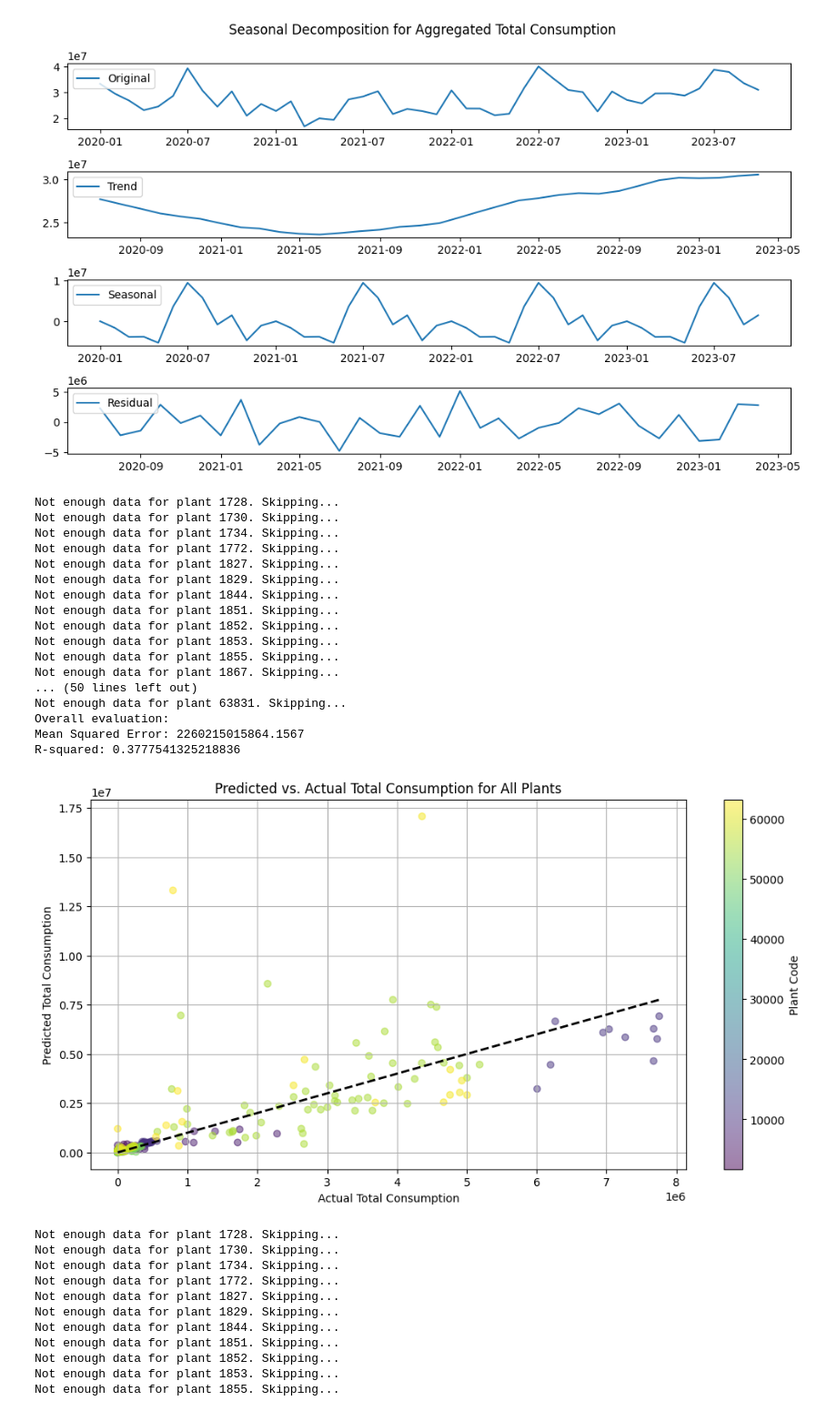
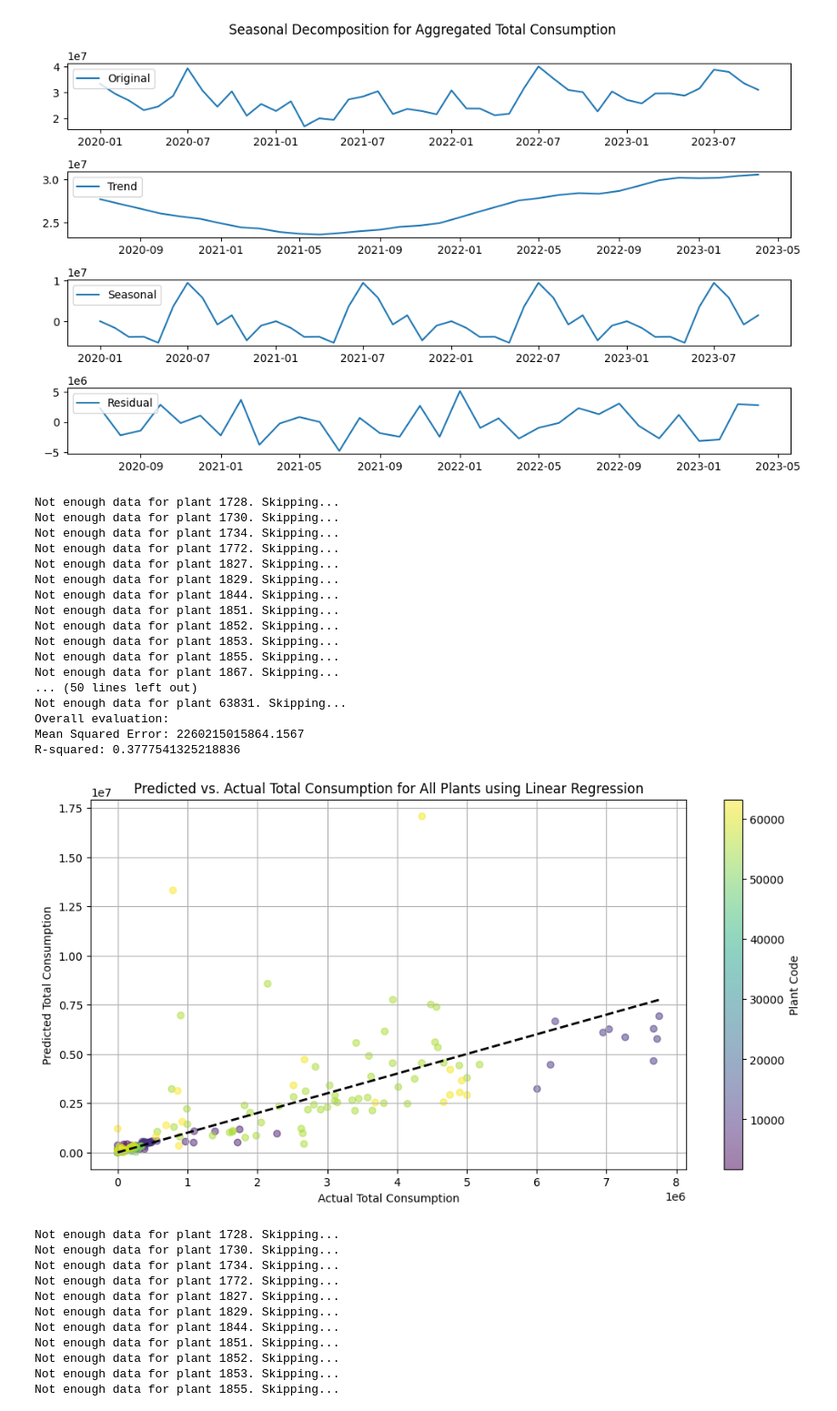
Before and after one commit to nblakkanesser/MADS_Milestone2, a Jupyter notebook: Analysis/Supervised_Analysis.ipynb, the cells around one changed output. Shown at 91% size. Cells and saved outputs as stored; diff of their text form; code cells hidden in the pictures.

```diff
--- a/Analysis/Supervised_Analysis.ipynb
+++ b/Analysis/Supervised_Analysis.ipynb
@@ -148,35 +149,35 @@ print('Overall evaluation:')
 print(f'Mean Squared Error: {mse_all}')
 print(f'R-squared: {r2_all}')
 
 # Plotting the predicted vs. actual total consumption for all plants
 plt.figure(figsize=(12, 6))
 plt.scatter(actual_consumption_all, predicted_consumption_all, c=plant_colors, cmap='viridis', alpha=0.5)
 plt.plot([min(actual_consumption_all), max(actual_consumption_all)], [min(actual_consumption_all), max(actual_consumption_all)], 'k--', lw=2)  # Plotting the diagonal line
-plt.title('Predicted vs. Actual Total Consumption for All Plants')
+plt.title('Predicted vs. Actual Total Consumption for All Plants using Linear Regression')
 plt.xlabel('Actual Total Consumption')
 plt.ylabel('Predicted Total Consumption')
 plt.grid(True)
 plt.colorbar(label='Plant Code')
 plt.show()
 # %% [output]
 Not enough data for plant 1728. Skipping...
 Not enough data for plant 1730. Skipping...
 Not enough data for plant 1734. Skipping...
 Not enough data for plant 1772. Skipping...
 Not enough data for plant 1827. Skipping...
 Not enough data for plant 1829. Skipping...
 Not enough data for plant 1844. Skipping...
 Not enough data for plant 1851. Skipping...
 Not enough data for plant 1852. Skipping...
 Not enough data for plant 1853. Skipping...
 Not enough data for plant 1855. Skipping...
 Not enough data for plant 1867. Skipping...
 ... (50 lines left out)
 Not enough data for plant 63831. Skipping...
 Overall evaluation:
 Mean Squared Error: 2260215015864.1567
 R-squared: 0.3777541325218836
-[figure, old version]
+[figure, new version]
 # %%
 # Group data by plant code
 grouped_data = data.groupby('plantCode')
```
Also changed, not shown: parts of 4 cells of this notebook.
